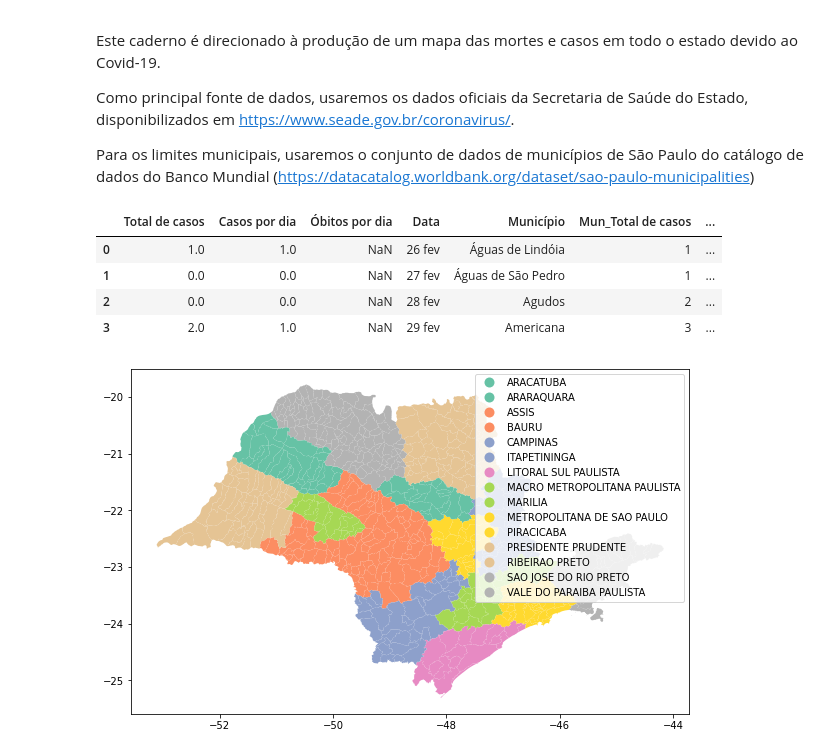
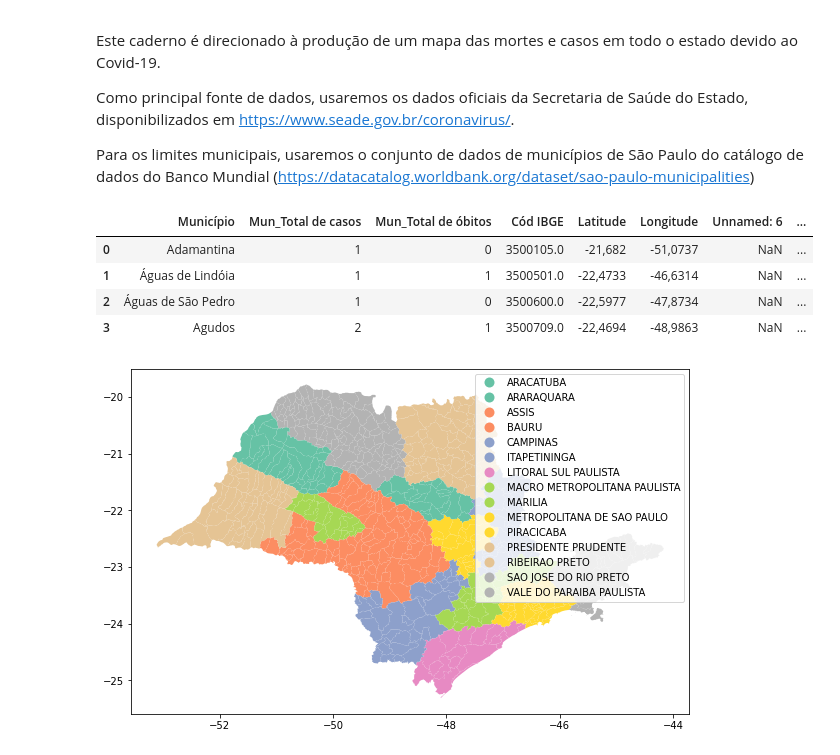
Before and after one commit to lubianat/covid_19_sandbox, a Jupyter notebook: sao_paulo_covid/Map of Covid-19 Cases in São Paulo.ipynb, the cells around one changed output. Saved outputs shown, nothing was run; the diff lists cells and outputs as text; code cells hidden in the pictures.

Commit message:
atualizando os dados

```diff
--- a/sao_paulo_covid/Map of Covid-19 Cases in São Paulo.ipynb
+++ b/sao_paulo_covid/Map of Covid-19 Cases in São Paulo.ipynb
@@ -17,17 +17,17 @@ import earthpy as et
 # %%
 ssl._create_default_https_context = ssl._create_unverified_context
 dados_de_covid_por_municipio = pd.read_csv(
-    "http://www.seade.gov.br/wp-content/uploads/2020/04/Dados-covid-19-Est-SP.csv",
+    "http://www.seade.gov.br/wp-content/uploads/2020/04/Dados-covid-19-municipios.csv",
     sep = ";",
     encoding = "latin" )
 
 dados_de_covid_por_municipio.head(4)
 # %% [output]
-|  | Total de casos | Casos por dia | Óbitos por dia | Data | Município | Mun_Total de casos | ... |
-| 0 | 1.0 | 1.0 | NaN | 26 fev | Águas de Lindóia | 1 | ... |
-| 1 | 0.0 | 0.0 | NaN | 27 fev | Águas de São Pedro | 1 | ... |
-| 2 | 0.0 | 0.0 | NaN | 28 fev | Agudos | 2 | ... |
-| 3 | 2.0 | 1.0 | NaN | 29 fev | Americana | 3 | ... |
+|  | Município | Mun_Total de casos | Mun_Total de óbitos | Cód IBGE | Latitude | Longitude | Unnamed: 6 | ... |
+| 0 | Adamantina | 1 | 0 | 3500105.0 | -21,682 | -51,0737 | NaN | ... |
+| 1 | Águas de Lindóia | 1 | 1 | 3500501.0 | -22,4733 | -46,6314 | NaN | ... |
+| 2 | Águas de São Pedro | 1 | 0 | 3500600.0 | -22,5977 | -47,8734 | NaN | ... |
+| 3 | Agudos | 2 | 1 | 3500709.0 | -22,4694 | -48,9863 | NaN | ... |
 # %%
 # Importando o shapefile com geopandas
 
```
Also changed, not shown: parts of 4 cells of this notebook, 2 other files.
